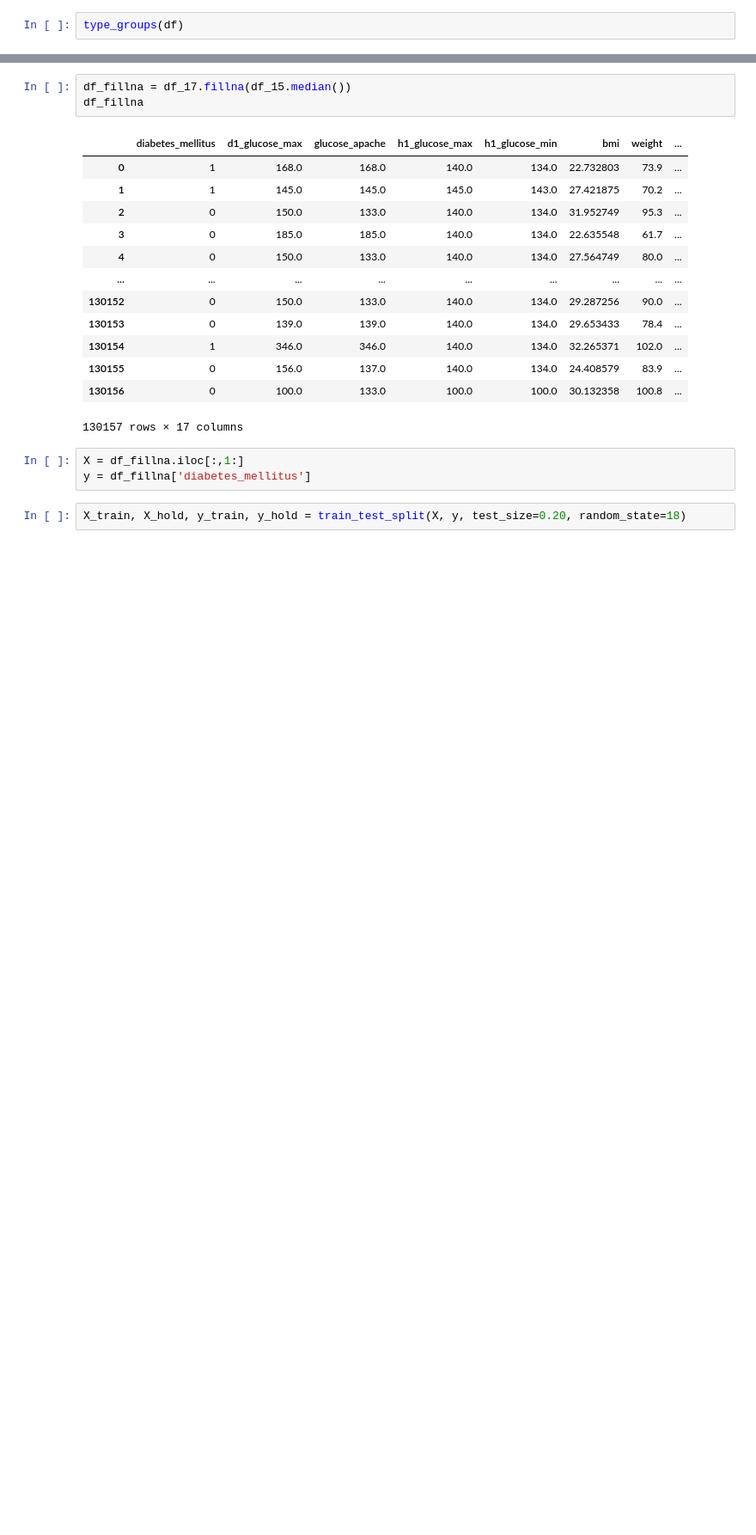
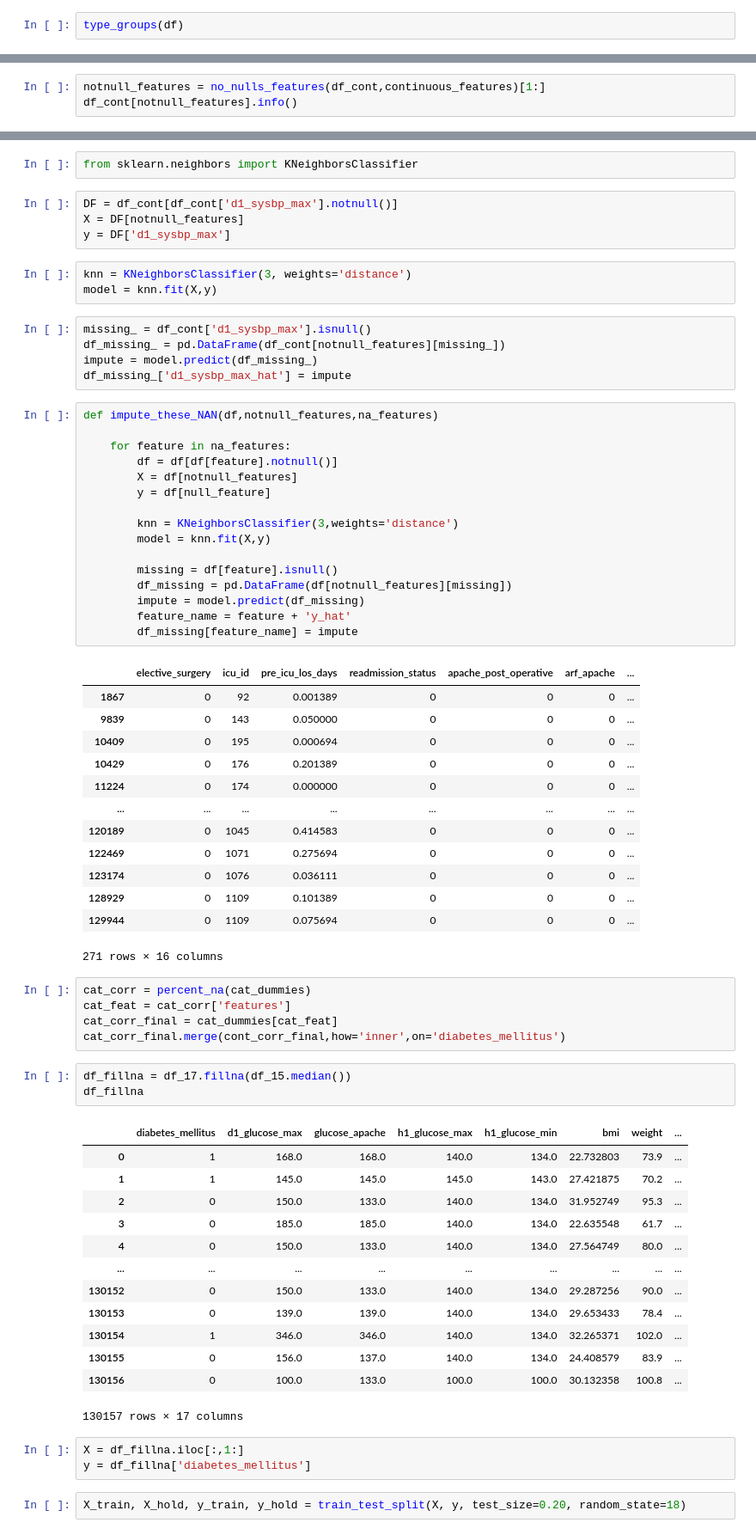
Before and after one commit to lescardone/classification-project, a Jupyter notebook: eda.ipynb, the cells around one changed output, grey strips where cells are left out. Shown at 86% size. Cells and saved outputs as stored; diff of their text form; blank space fills up the shorter version.

```diff
--- a/eda.ipynb
+++ b/eda.ipynb
@@ -188,0 +226,3 @@ df_17 = df[feat_list]
+# %%
+notnull_features = no_nulls_features(df_cont,continuous_features)[1:]
+df_cont[notnull_features].info()
@@ -189,3 +247,52 @@ df_17 = df[feat_list]
+# %%
+from sklearn.neighbors import KNeighborsClassifier
+# %%
+DF = df_cont[df_cont['d1_sysbp_max'].notnull()]
+X = DF[notnull_features]
+y = DF['d1_sysbp_max']
+# %%
+knn = KNeighborsClassifier(3, weights='distance')
+model = knn.fit(X,y)
+# %%
+missing_ = df_cont['d1_sysbp_max'].isnull()
+df_missing_ = pd.DataFrame(df_cont[notnull_features][missing_])
+impute = model.predict(df_missing_)
+df_missing_['d1_sysbp_max_hat'] = impute
+# %%
+def impute_these_NAN(df,notnull_features,na_features)
+
+    for feature in na_features:
+        df = df[df[feature].notnull()]
+        X = df[notnull_features]
+        y = df[null_feature]
+
+        knn = KNeighborsClassifier(3,weights='distance')
+        model = knn.fit(X,y)
+
+        missing = df[feature].isnull()
+        df_missing = pd.DataFrame(df[notnull_features][missing])
+        impute = model.predict(df_missing)
+        feature_name = feature + 'y_hat'
+        df_missing[feature_name] = impute
+# %% [output]
+|  | elective_surgery | icu_id | pre_icu_los_days | readmission_status | apache_post_operative | arf_apache | ... |
+| 1867 | 0 | 92 | 0.001389 | 0 | 0 | 0 | ... |
+| 9839 | 0 | 143 | 0.050000 | 0 | 0 | 0 | ... |
+| 10409 | 0 | 195 | 0.000694 | 0 | 0 | 0 | ... |
+| 10429 | 0 | 176 | 0.201389 | 0 | 0 | 0 | ... |
+| 11224 | 0 | 174 | 0.000000 | 0 | 0 | 0 | ... |
+| ... | ... | ... | ... | ... | ... | ... | ... |
+| 120189 | 0 | 1045 | 0.414583 | 0 | 0 | 0 | ... |
+| 122469 | 0 | 1071 | 0.275694 | 0 | 0 | 0 | ... |
+| 123174 | 0 | 1076 | 0.036111 | 0 | 0 | 0 | ... |
+| 128929 | 0 | 1109 | 0.101389 | 0 | 0 | 0 | ... |
+| 129944 | 0 | 1109 | 0.075694 | 0 | 0 | 0 | ... |
+271 rows × 16 columns
+# %%
+cat_corr = percent_na(cat_dummies)
+cat_feat = cat_corr['features']
+cat_corr_final = cat_dummies[cat_feat]
+cat_corr_final.merge(cont_corr_final,how='inner',on='diabetes_mellitus')
 # %%
 df_fillna = df_17.fillna(df_15.median())
 df_fillna
```
Also changed, not shown: parts of 33 cells of this notebook, 3 other files.
